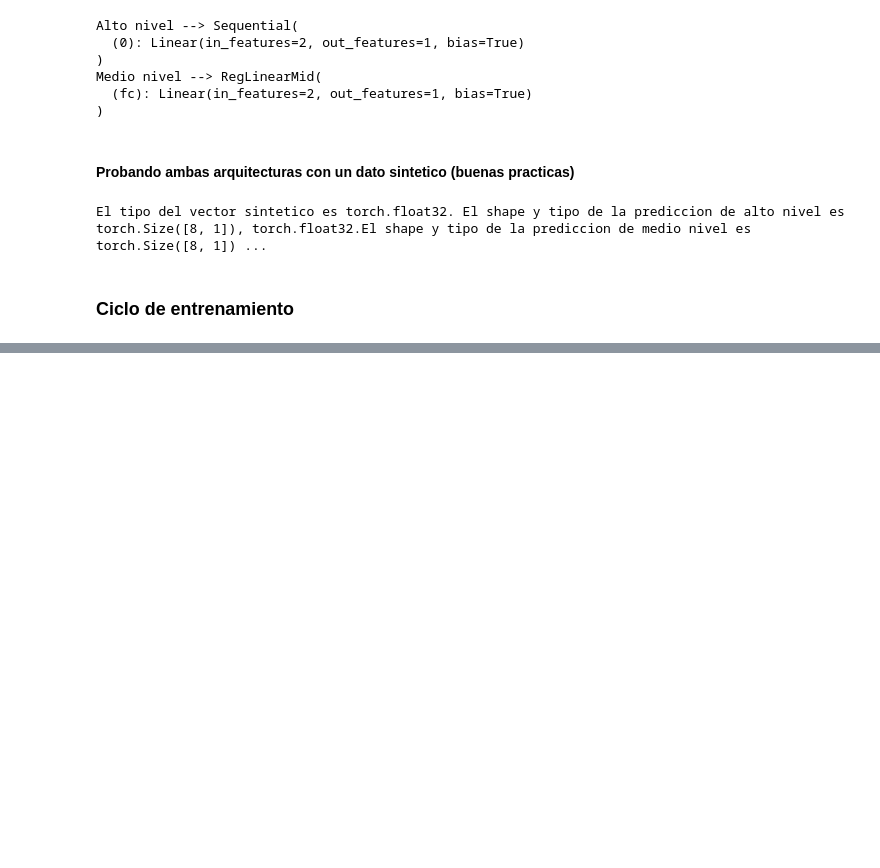
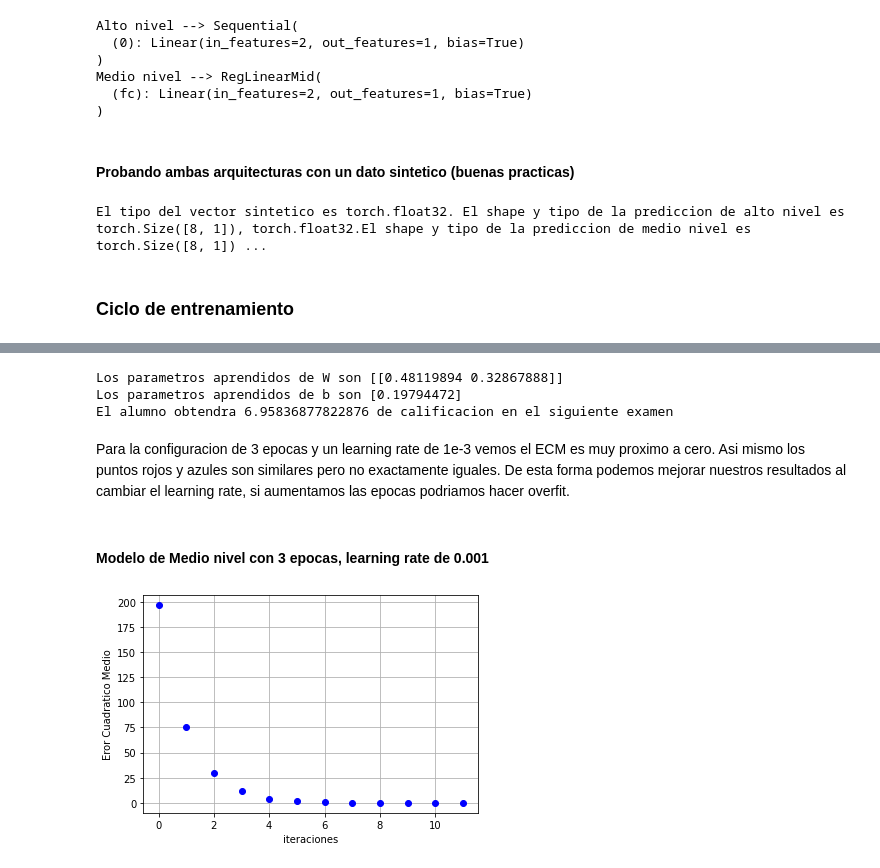
Before and after one commit to Pedri0/DeepLearning_Tarea1, a Jupyter notebook: 3 Regresion Lineal con PyTorch.ipynb, the cells around one changed output, grey strips where cells are left out. Saved outputs shown, nothing was run; the diff lists cells and outputs as text; code cells hidden in the pictures; blank space fills up the shorter version.

```diff
--- a/3 Regresion Lineal con PyTorch.ipynb
+++ b/3 Regresion Lineal con PyTorch.ipynb
@@ -193,29 +193,3 @@ print('El tipo del vector sintetico es {0}. El shape y tipo de la prediccion de
 El tipo del vector sintetico es torch.float32. El shape y tipo de la prediccion de alto nivel es torch.Size([8, 1]), torch.float32.El shape y tipo de la prediccion de medio nivel es torch.Size([8, 1]) ...
 # %% [markdown]
 ### Ciclo de entrenamiento
-# %%
-def entrename(X, modelo, epochs, learningRate=0.001):
-    #definimos el optimizador o el algoritmo a emplear para el entrenamiento.
-    #Para nuestro caso usaremos descenso del gradiente estocastico SGD
-    opt = optim.SGD(modelo.parameters(), lr=learningRate)
-    #creamos una lista donde se guardaran las perdidas por cada epoco
-    lossHistory = []
-    #iteramos sobre todas las epocas
-    for epoch in range(epochs):
-        #iteramos sobre todos los ejemplos del batch
-        for x, y in X:
-            #hacemos la prediccion
-            prediccion = modelo(x)
-            #calculamos la perdida usando la funcion mean squared error
-            loss = func.mse_loss(prediccion, y)
-            #vaciamos los gradientes para que los calculos anteriores no interfieran con los nuevos
-            opt.zero_grad()
-            #hacemos la retropropagacion del error
-            loss.backward()
-            # actualizamos los parametros por descenso del gradiente
-            opt.step()
-            #almacemamos la perdida actual en el historial de perdidas
-            lossHistory.append(loss.item())
-    opt.zero_grad()
-    #regresamos los parametros calculados (matriz de peso y el sesgo), asi como el historial de perdidas
-    return modelo.parameters(), lossHistory
@@ -244,0 +286,23 @@ tensor([-0.4423], requires_grad=True)
+# %%
+## modelo de Alto nivel con 3 epocas, learning rate de 0.001
+##imprimimos parametros
+imprimeParam(wAlto,bAlto)
+#imprimimos prediccion para alguien que estudio 12 horas y saco 3 anteriormente
+predice(horasEstudio=12.,califAnterior=3.,modelo=regLinear)
+# %% [output]
+Los parametros aprendidos de W son [[0.48119894 0.32867888]]
+Los parametros aprendidos de b son [0.19794472]
+El alumno obtendra 6.95836877822876 de calificacion en el siguiente examen
+# %% [markdown]
+Para la configuracion de 3 epocas y un learning rate de 1e-3 vemos el ECM es muy proximo a cero. Asi mismo los puntos rojos y azules son similares pero no exactamente iguales. De esta forma podemos mejorar nuestros resultados al cambiar el learning rate, si aumentamos las epocas podriamos hacer overfit.
+# %% [markdown]
+#### Modelo de Medio nivel con 3 epocas, learning rate de 0.001
+# %%
+## modelo de Alto nivel con 3 epocas, learning rate de 0.001
+## Entrenamos
+[wMed,bMed] , lossHistoryMed = entrename(trainDataL, modelo=regLinearMid, epochs=3, learningRate = 0.001)
+## modelo de medio nivel con 3 epocas, learning rate de 0.001
+#graficamos el error
+graficaError(lossHistoryMed)
+# %% [output]
+[figure, added]
```
Also changed, not shown: parts of 81 cells of this notebook.
